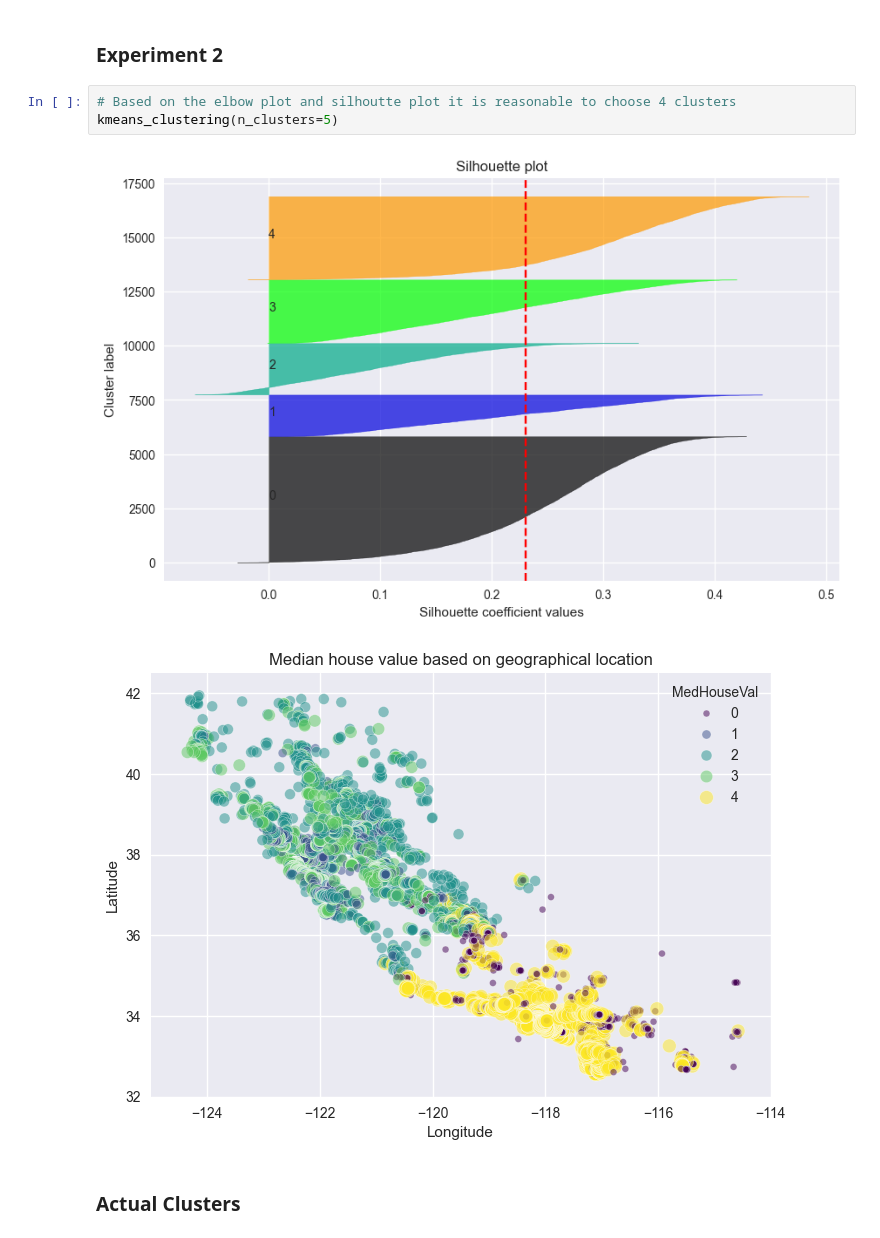
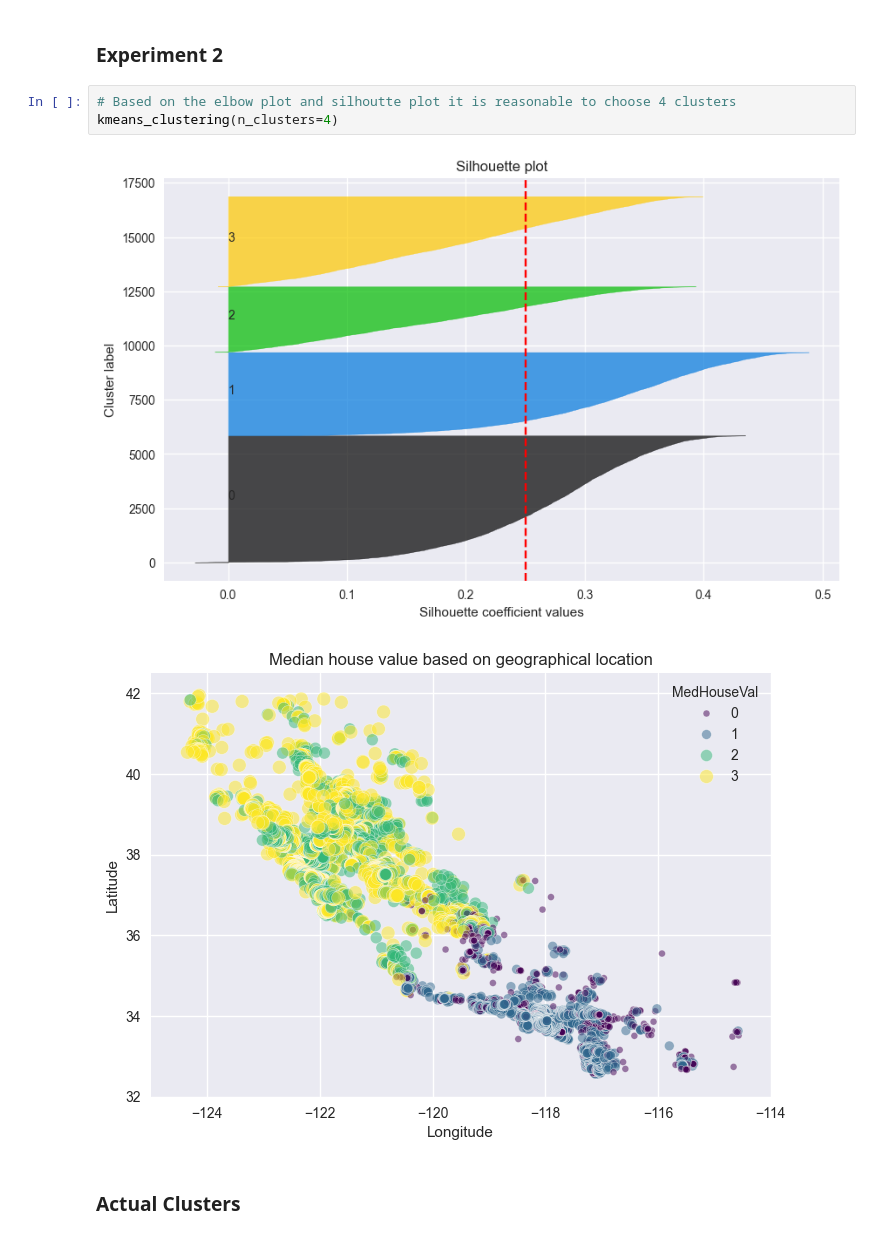
Before and after one commit to efyrb4/dsda-zdat2003-assessment-2-efyrb4, a Jupyter notebook: src/ML_experiments.ipynb, the cells around one changed output. Saved outputs shown, nothing was run; the diff lists cells and outputs as text.

```diff
--- a/src/ML_experiments.ipynb
+++ b/src/ML_experiments.ipynb
@@ -803,10 +803,10 @@ kmeans_clustering(n_clusters=3)
 ### Experiment 2
 # %%
 # Based on the elbow plot and silhoutte plot it is reasonable to choose 4 clusters
-kmeans_clustering(n_clusters=5)
+kmeans_clustering(n_clusters=4)
 # %% [output]
-[figure, old version]
+[figure, new version]
-[figure, old version]
+[figure, new version]
 # %% [markdown]
 ### Actual Clusters
 # %%
```
Also changed, not shown: 6 other files.
